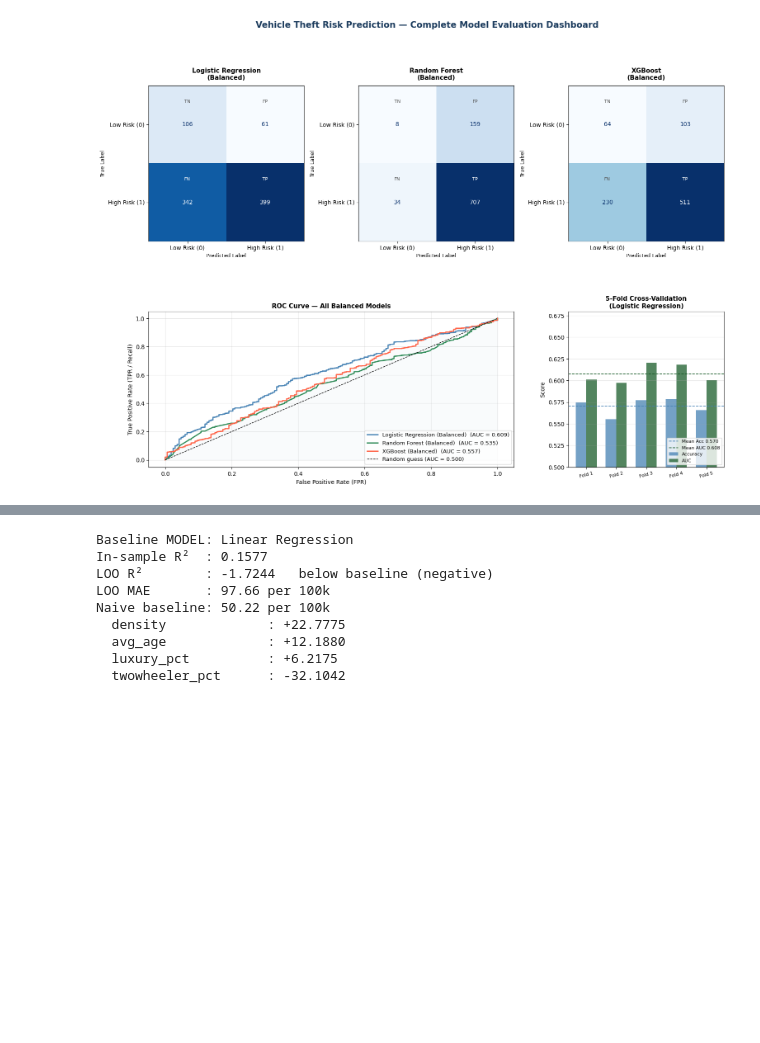
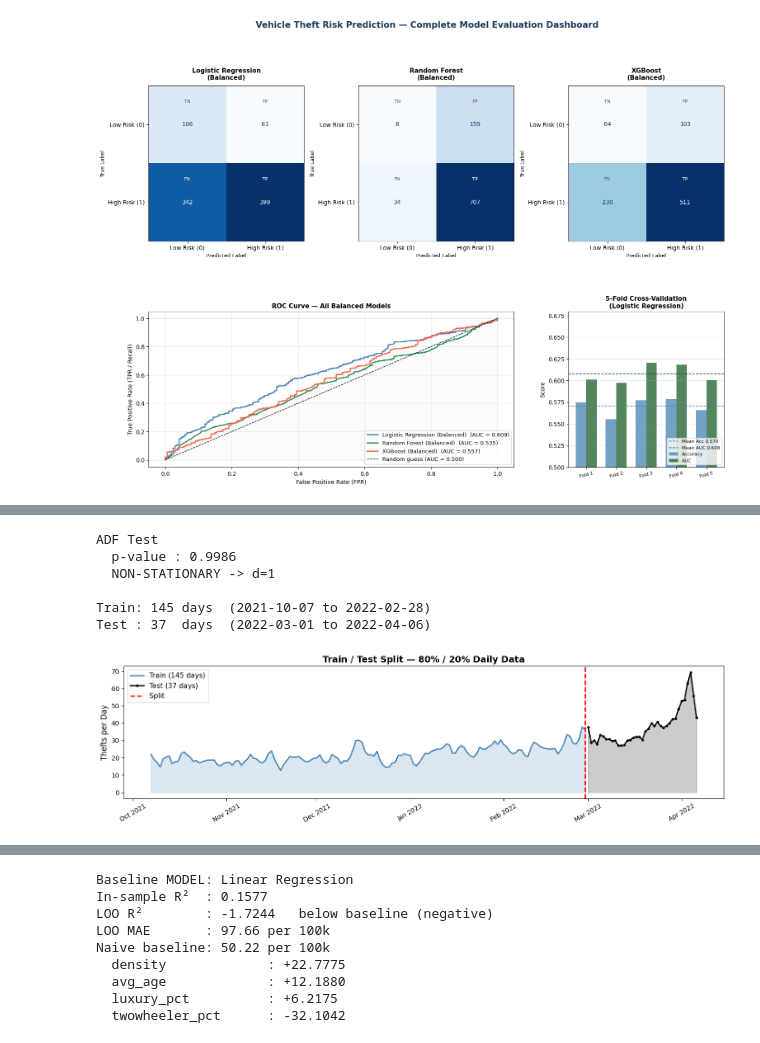
Before and after one commit to sudeep-77/vehicle-theft-trend, a Jupyter notebook: vehicle_theft_analysis_sd_v2.ipynb, the cells around one changed output, grey strips where cells are left out. Cells and saved outputs as stored; diff of their text form; code cells hidden in the pictures; blank space fills up the shorter version.

```diff
--- a/vehicle_theft_analysis_sd_v2.ipynb
+++ b/vehicle_theft_analysis_sd_v2.ipynb
@@ -1411,0 +1455,42 @@ plt.show()
+# %%
+# ADF Test
+adf = adfuller(ts.dropna())
+print('ADF Test')
+print(f'  p-value : {adf[1]:.4f}')
+print('  STATIONARY' if adf[1]<0.05 else '  NON-STATIONARY -> d=1')
+
+# Train/Test 80/20
+n  = len(ts)
+sp = int(n * 0.80)
+train = ts.iloc[:sp]
+test  = ts.iloc[sp:]
+
+print(f'\nTrain: {len(train)} days  ({train.index[0].date()} to {train.index[-1].date()})')
+print(f'Test : {len(test)}  days  ({test.index[0].date()} to {test.index[-1].date()})')
+
+fig, ax = plt.subplots(figsize=(14, 4))
+ax.fill_between(train.index, train.values, alpha=0.2, color='steelblue')
+ax.plot(train.index, train.values, color='steelblue', linewidth=2,
+        label=f'Train ({len(train)} days)')
+ax.fill_between(test.index, test.values, alpha=0.2, color='black')
+ax.plot(test.index, test.values, color='black', linewidth=2,
+        marker='o', markersize=3, label=f'Test ({len(test)} days)')
+ax.axvline(train.index[-1], color='red', linewidth=2,
+           linestyle='--', label='Split')
+ax.set_title('Train / Test Split — 80% / 20% Daily Data',
+             fontsize=14, fontweight='bold')
+ax.set_ylabel('Thefts per Day', fontsize=12)
+ax.legend(fontsize=11)
+ax.xaxis.set_major_formatter(mdates.DateFormatter('%b %Y'))
+ax.tick_params(axis='x', rotation=30)
+plt.tight_layout()
+plt.savefig('train_test.png', dpi=150, bbox_inches='tight')
+plt.show()
+# %% [output]
+ADF Test
+  p-value : 0.9986
+  NON-STATIONARY -> d=1
+
+Train: 145 days  (2021-10-07 to 2022-02-28)
+Test : 37  days  (2022-03-01 to 2022-04-06)
+[figure, added]
```
Also changed, not shown: parts of 6 cells of this notebook, 5 other files.
